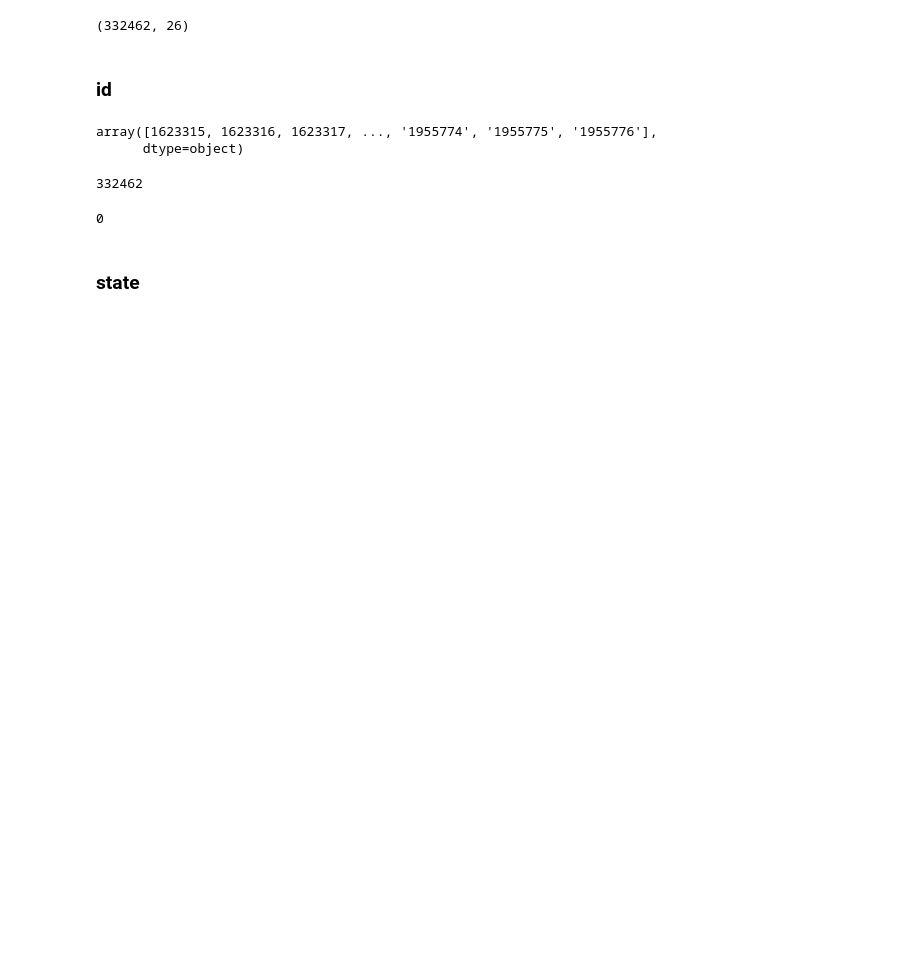
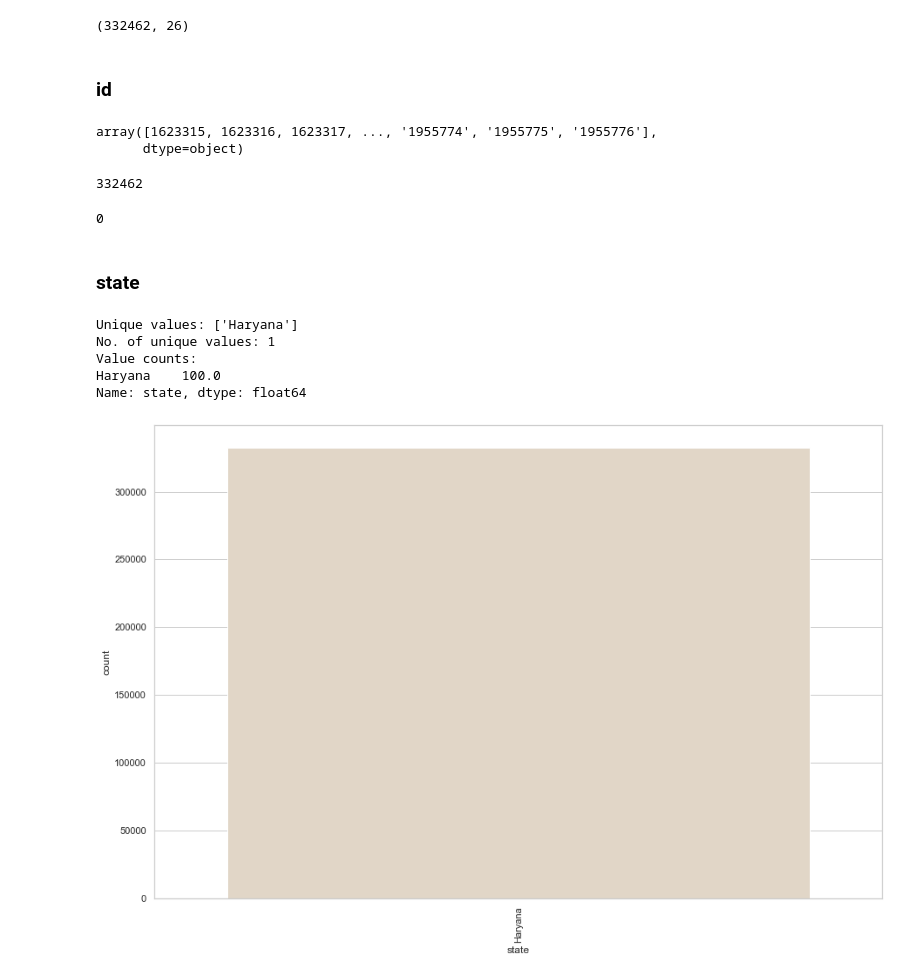
Before and after one commit to Gokul-S-Kumar/child_health_casestudy, a Jupyter notebook: notebooks/0.3-gokul-EDA_delivery.ipynb, the cells around one changed output. Drawn from its saved outputs; the diff is of its cells as text; code cells hidden in the pictures; blank space fills up the shorter version.

```diff
--- a/notebooks/0.3-gokul-EDA_delivery.ipynb
+++ b/notebooks/0.3-gokul-EDA_delivery.ipynb
@@ -64,3 +70,12 @@ df['id'].isna().sum()
 0
 # %% [markdown]
 ### state
+# %%
+categorical_eda(df, 'state', (15, 10))
+# %% [output]
+Unique values: ['Haryana']
+No. of unique values: 1
+Value counts:
+Haryana    100.0
+Name: state, dtype: float64
+[figure, added]
```
Also changed, not shown: parts of 38 cells of this notebook, 11 other files.
